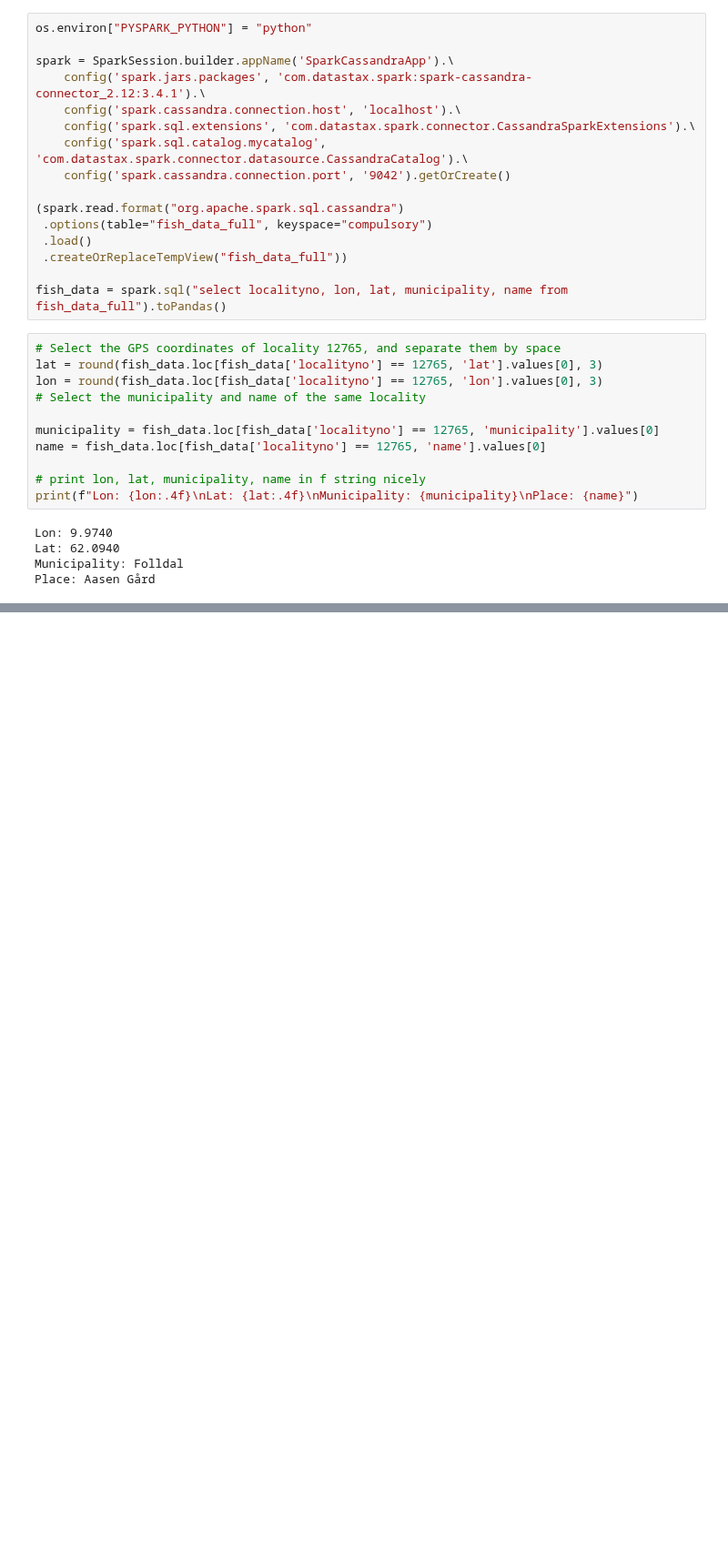
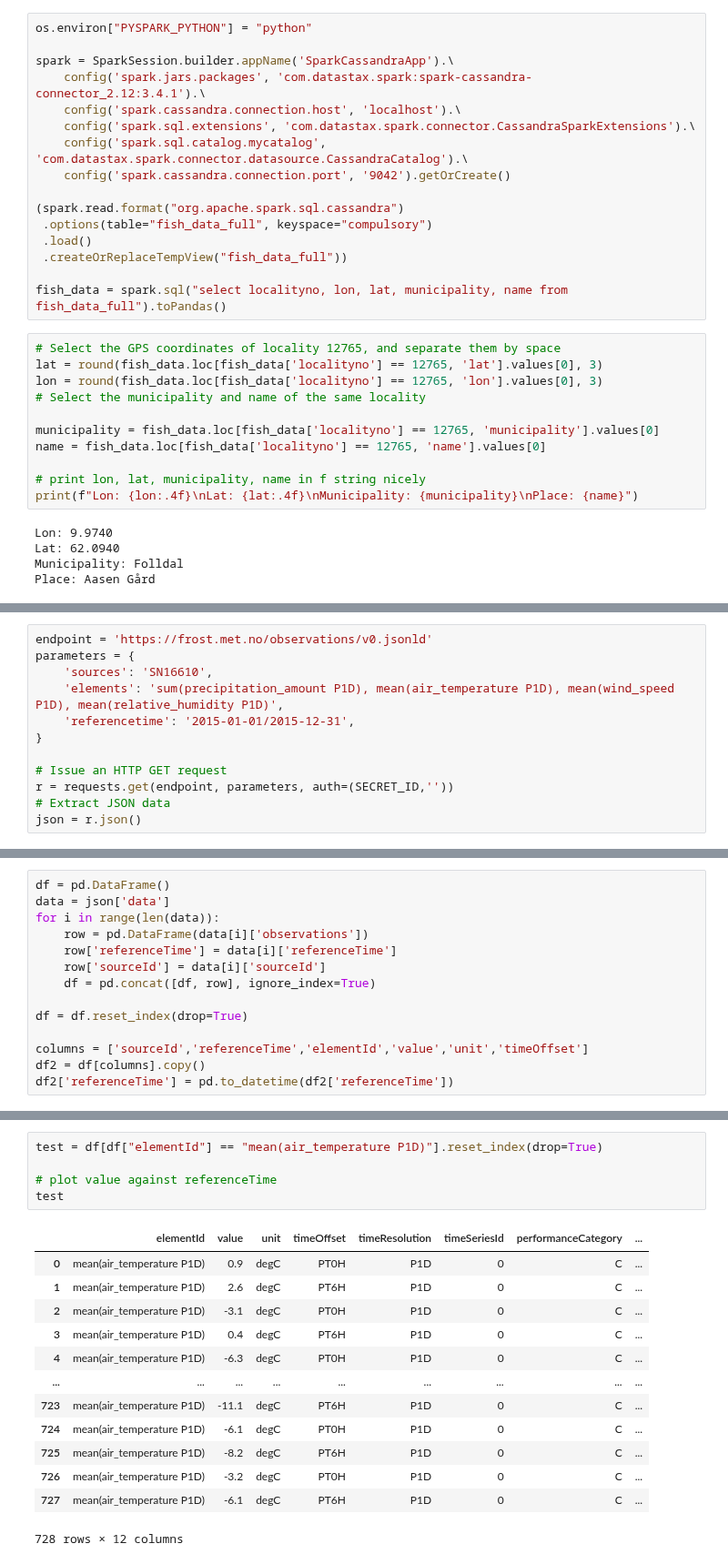
Before and after one commit to erlendrisvik/Compulsories, a Jupyter notebook: CA2/CA2.ipynb, the cells around one changed output, grey strips where cells are left out. Shown at 91% size. Drawn from its saved outputs; the diff is of its cells as text; blank space fills up the shorter version.

Commit message:
found better locality but still dont understand data

```diff
--- a/CA2/CA2.ipynb
+++ b/CA2/CA2.ipynb
@@ -71,0 +94,12 @@ Data retrieved from frost.met.no!
+# %%
+endpoint = 'https://frost.met.no/observations/v0.jsonld'
+parameters = {
+    'sources': 'SN16610',
+    'elements': 'sum(precipitation_amount P1D), mean(air_temperature P1D), mean(wind_speed P1D), mean(relative_humidity P1D)',
+    'referencetime': '2015-01-01/2015-12-31',
+}
+
+# Issue an HTTP GET request
+r = requests.get(endpoint, parameters, auth=(SECRET_ID,''))
+# Extract JSON data
+json = r.json()
@@ -158,0 +131,14 @@ json["data"]
+# %%
+df = pd.DataFrame()
+data = json['data']
+for i in range(len(data)):
+    row = pd.DataFrame(data[i]['observations'])
+    row['referenceTime'] = data[i]['referenceTime']
+    row['sourceId'] = data[i]['sourceId']
+    df = pd.concat([df, row], ignore_index=True)
+
+df = df.reset_index(drop=True)
+
+columns = ['sourceId','referenceTime','elementId','value','unit','timeOffset']
+df2 = df[columns].copy()
+df2['referenceTime'] = pd.to_datetime(df2['referenceTime'])
@@ -158,0 +162,19 @@ json["data"]
+# %%
+test = df[df["elementId"] == "mean(air_temperature P1D)"].reset_index(drop=True)
+
+# plot value against referenceTime
+test
+# %% [output]
+|  | elementId | value | unit | timeOffset | timeResolution | timeSeriesId | performanceCategory | ... |
+| 0 | mean(air_temperature P1D) | 0.9 | degC | PT0H | P1D | 0 | C | ... |
+| 1 | mean(air_temperature P1D) | 2.6 | degC | PT6H | P1D | 0 | C | ... |
+| 2 | mean(air_temperature P1D) | -3.1 | degC | PT0H | P1D | 0 | C | ... |
+| 3 | mean(air_temperature P1D) | 0.4 | degC | PT6H | P1D | 0 | C | ... |
+| 4 | mean(air_temperature P1D) | -6.3 | degC | PT0H | P1D | 0 | C | ... |
+| ... | ... | ... | ... | ... | ... | ... | ... | ... |
+| 723 | mean(air_temperature P1D) | -11.1 | degC | PT6H | P1D | 0 | C | ... |
+| 724 | mean(air_temperature P1D) | -6.1 | degC | PT0H | P1D | 0 | C | ... |
+| 725 | mean(air_temperature P1D) | -8.2 | degC | PT6H | P1D | 0 | C | ... |
+| 726 | mean(air_temperature P1D) | -3.2 | degC | PT0H | P1D | 0 | C | ... |
+| 727 | mean(air_temperature P1D) | -6.1 | degC | PT6H | P1D | 0 | C | ... |
+728 rows × 12 columns
```
Also changed, not shown: parts of 9 cells of this notebook.
